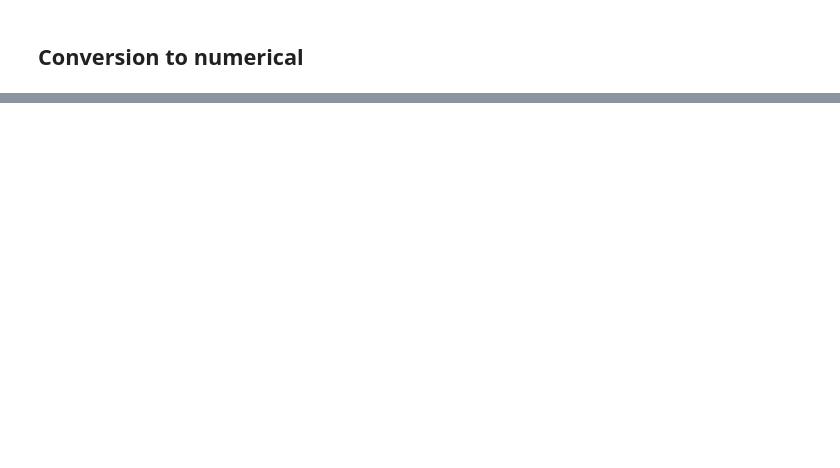
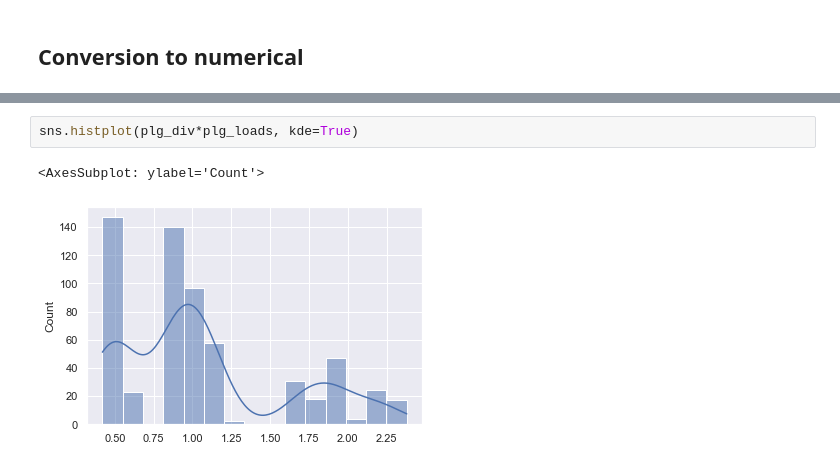
Before and after one commit to szvsw/ml-for-building-energy-modeling, a Jupyter notebook: NREL/data/ResStock/data_filtering.ipynb, the cells around one changed output, grey strips where cells are left out. Saved outputs shown, nothing was run; the diff lists cells and outputs as text; blank space fills up the shorter version.

```diff
--- a/NREL/data/data_filtering.ipynb
+++ b/NREL/data/ResStock/data_filtering.ipynb
@@ -143,0 +226,5 @@ nrel_filtered_df.to_csv("resstock_filtered_cleancols.csv")
+# %%
+sns.histplot(plg_div*plg_loads, kde=True)
+# %% [output]
+<AxesSubplot: ylabel='Count'>
+[figure, added]
```
Also changed, not shown: parts of 11 cells of this notebook, 9 other files.
